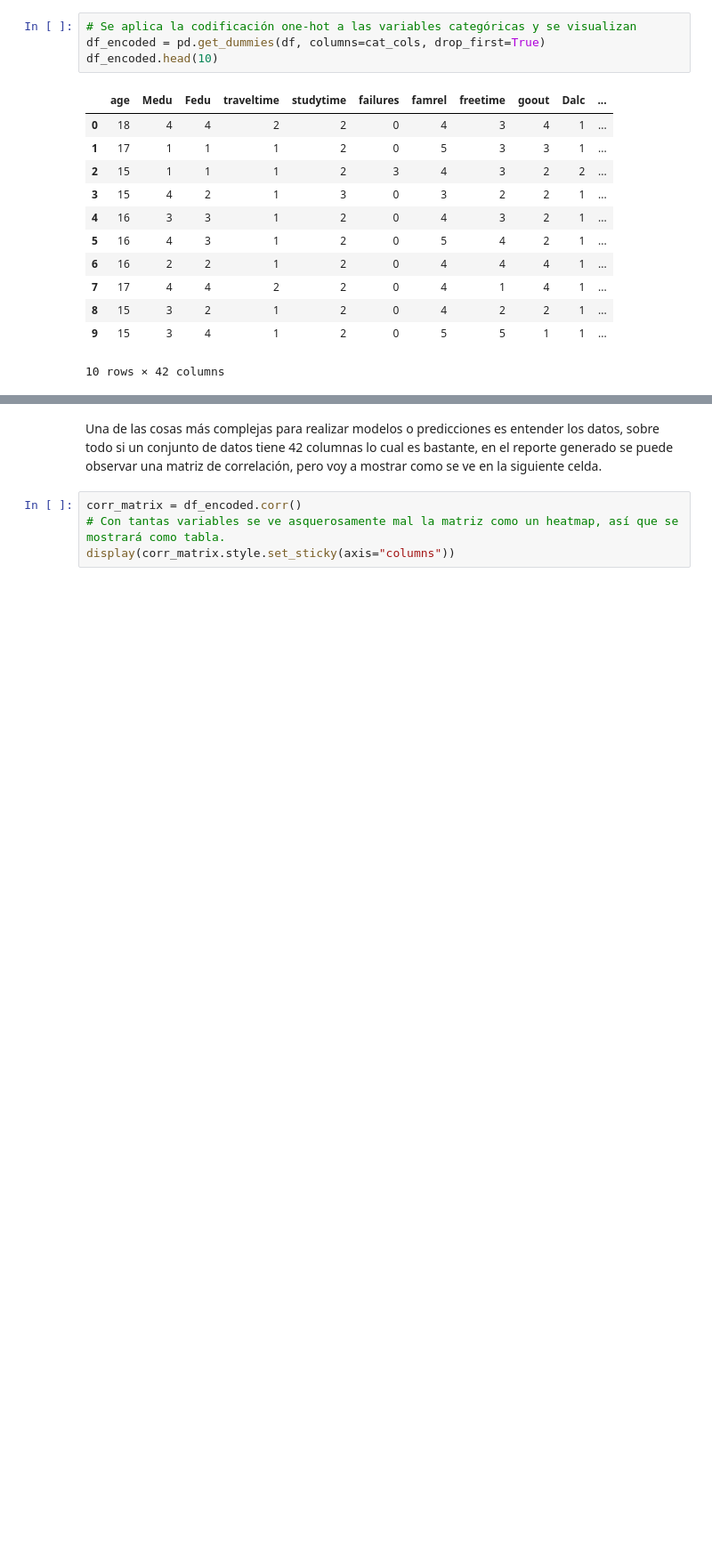
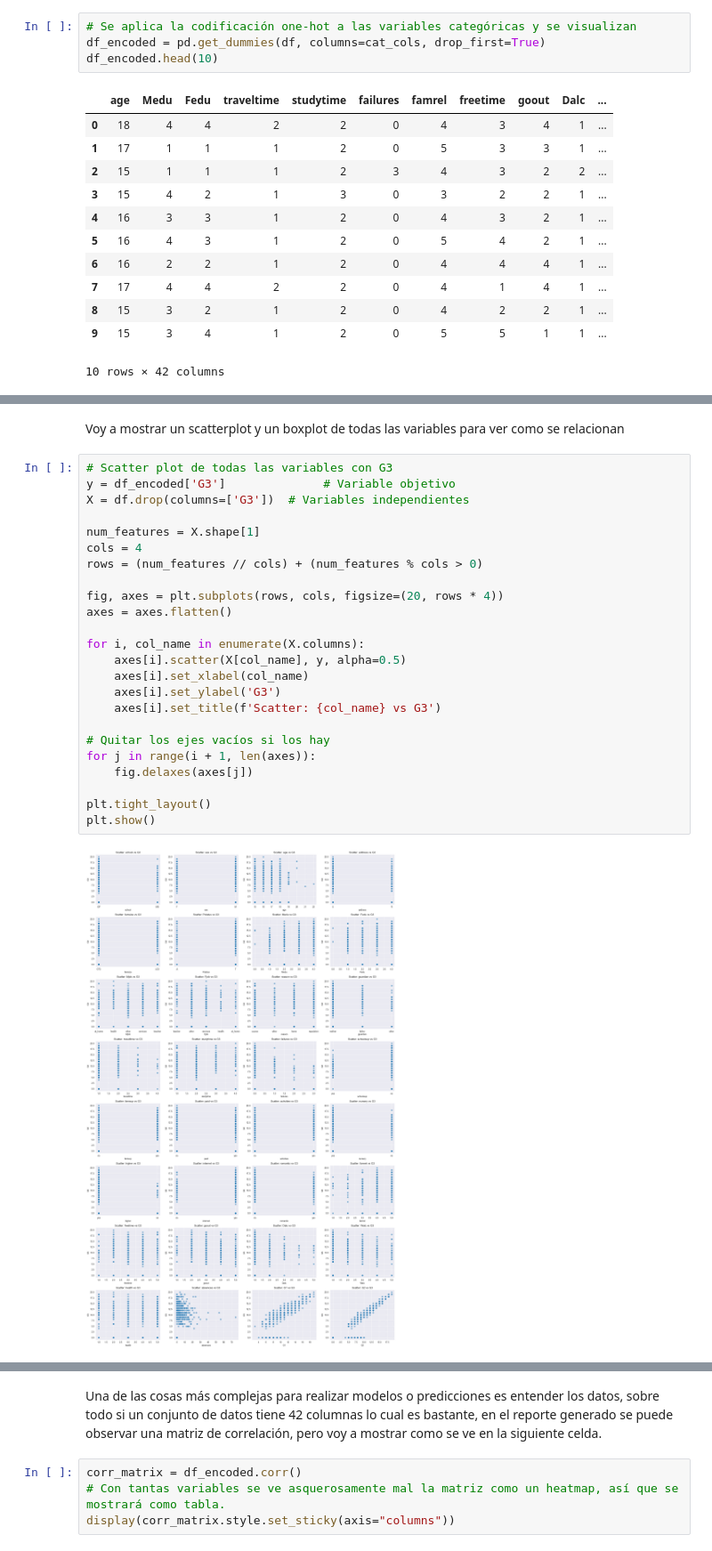
Before and after one commit to GSGEdgardo/t2_topicos, a Jupyter notebook: notebooks/regresion_lineal.ipynb, the cells around one changed output, grey strips where cells are left out. Shown at 89% size. Drawn from its saved outputs; the diff is of its cells as text; blank space fills up the shorter version.

Commit message:
(feat): Se añadieron múltiples gráficos para ver relaciones pero el R^2 sigue estando bajo (0.21)

```diff
--- a/notebooks/regresion_lineal.ipynb
+++ b/notebooks/regresion_lineal.ipynb
@@ -138,0 +139,28 @@ None
+# %% [markdown]
+Voy a mostrar un scatterplot y un boxplot de todas las variables para ver como se relacionan
+# %%
+# Scatter plot de todas las variables con G3
+y = df_encoded['G3']              # Variable objetivo
+X = df.drop(columns=['G3'])  # Variables independientes
+
+num_features = X.shape[1]
+cols = 4
+rows = (num_features // cols) + (num_features % cols > 0)
+
+fig, axes = plt.subplots(rows, cols, figsize=(20, rows * 4))
+axes = axes.flatten()
+
+for i, col_name in enumerate(X.columns):
+    axes[i].scatter(X[col_name], y, alpha=0.5)
+    axes[i].set_xlabel(col_name)
+    axes[i].set_ylabel('G3')
+    axes[i].set_title(f'Scatter: {col_name} vs G3')
+
+# Quitar los ejes vacíos si los hay
+for j in range(i + 1, len(axes)):
+    fig.delaxes(axes[j])
+
+plt.tight_layout()
+plt.show()
+# %% [output]
+[figure, added]
```
Also changed, not shown: parts of 17 cells of this notebook.
